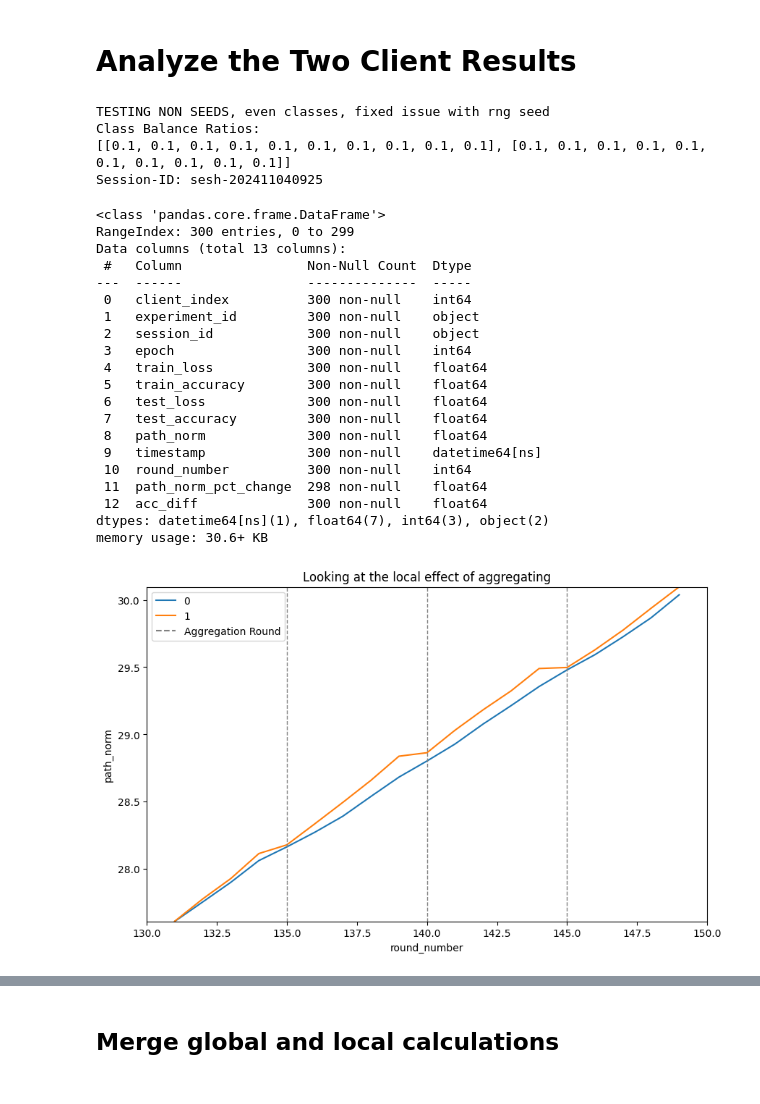
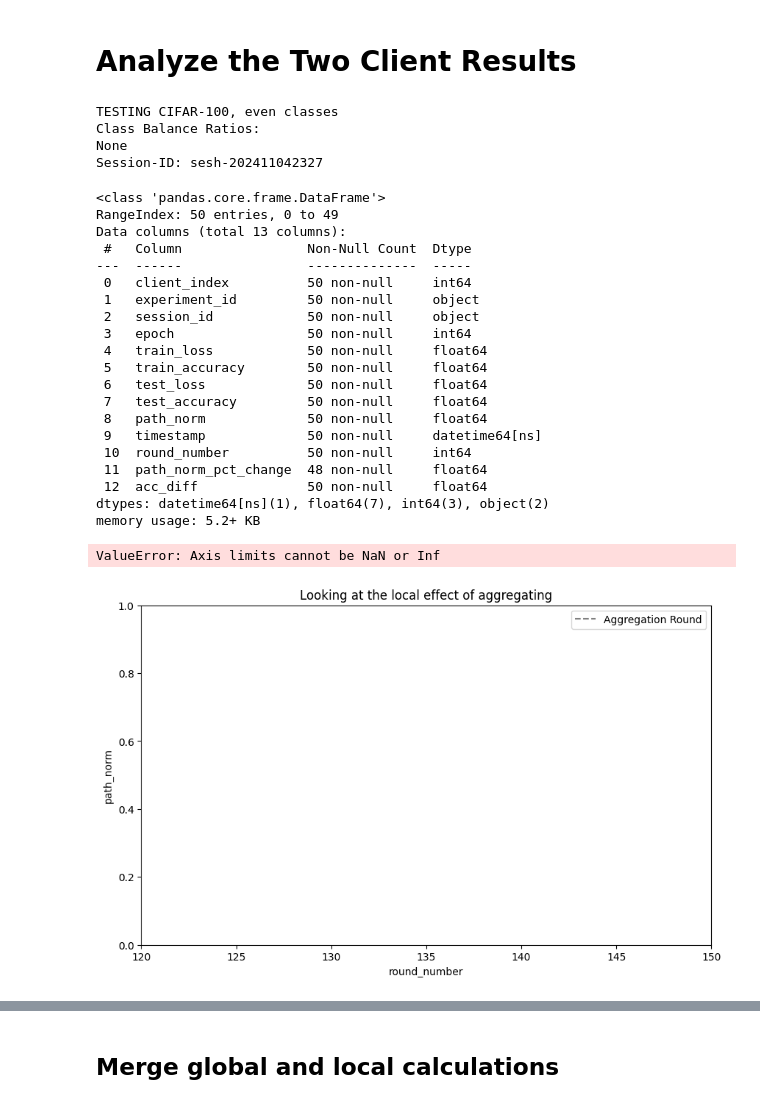
Before and after one commit to vaughankraska/fedland, a Jupyter notebook: scripts/quick_plots.ipynb, the cells around one changed output, grey strips where cells are left out. Saved outputs shown, nothing was run; the diff lists cells and outputs as text; code cells hidden in the pictures.

Commit message:
CIFAR 100 up and working
make sure you use the appropriate target balance ratios

```diff
--- a/scripts/quick_plots.ipynb
+++ b/scripts/quick_plots.ipynb
@@ -18,6 +18,10 @@ EXPERIMENT_ID = "67288510cbeefa48e7882390"  # Balanced classes (No seed, fixed i
 # EXPERIMENT_ID = "67287eb68822ce8b7edca18c"  # Imablanced (No seed, fixed indexes)
 # EXPERIMENT_ID = "67235cb4e286058bcd2e5f5d"  # Offsetting
 # EXPERIMENT_ID = "672380095dc2f66ef4e6ff0b"    # 3 clients Imabalance
+
+# EXPERIMENT_ID = "67292bb90fe17824cc25b989"    # CIFAR-10 TEST
+EXPERIMENT_ID = "67294a2ef407ec33edbc2f13"    # CIFAR-100 TEST
+
 FEDN_URL = "localhost"
 FEDN_PORT = 8092
 BATCHES=5
@@ -179,10 +183,10 @@ print("Class Balance Ratios:")
 print(exps.get("target_balance_ratios"))
 print(f"Session-ID: {SESSION_ID}")
 # %% [output]
-TESTING NON SEEDS, even classes, fixed issue with rng seed
+TESTING CIFAR-100, even classes
 Class Balance Ratios:
-[[0.1, 0.1, 0.1, 0.1, 0.1, 0.1, 0.1, 0.1, 0.1, 0.1], [0.1, 0.1, 0.1, 0.1, 0.1, 0.1, 0.1, 0.1, 0.1, 0.1]]
-Session-ID: sesh-202411040925
+None
+Session-ID: sesh-202411042327
 # %%
 df_balanced = flatten_experiment_clients(client_stats)
 df_balanced = df_balanced.drop(["pac_bayes_bound", "frobenius_norm"], axis=1)
@@ -190,50 +194,51 @@ df_balanced["acc_diff"] = df_balanced["train_accuracy"] - df_balanced["test_accu
 df_balanced.info()
 # %% [output]
 <class 'pandas.core.frame.DataFrame'>
-RangeIndex: 300 entries, 0 to 299
+RangeIndex: 50 entries, 0 to 49
 Data columns (total 13 columns):
  #   Column                Non-Null Count  Dtype
 ---  ------                --------------  -----
- 0   client_index          300 non-null    int64
- 1   experiment_id         300 non-null    object
- 2   session_id            300 non-null    object
- 3   epoch                 300 non-null    int64
- 4   train_loss            300 non-null    float64
- 5   train_accuracy        300 non-null    float64
- 6   test_loss             300 non-null    float64
- 7   test_accuracy         300 non-null    float64
- 8   path_norm             300 non-null    float64
- 9   timestamp             300 non-null    datetime64[ns]
- 10  round_number          300 non-null    int64
- 11  path_norm_pct_change  298 non-null    float64
- 12  acc_diff              300 non-null    float64
+ 0   client_index          50 non-null     int64
+ 1   experiment_id         50 non-null     object
+ 2   session_id            50 non-null     object
+ 3   epoch                 50 non-null     int64
+ 4   train_loss            50 non-null     float64
+ 5   train_accuracy        50 non-null     float64
+ 6   test_loss             50 non-null     float64
+ 7   test_accuracy         50 non-null     float64
+ 8   path_norm             50 non-null     float64
+ 9   timestamp             50 non-null     datetime64[ns]
+ 10  round_number          50 non-null     int64
+ 11  path_norm_pct_change  48 non-null     float64
+ 12  acc_diff              50 non-null     float64
 dtypes: datetime64[ns](1), float64(7), int64(3), object(2)
-memory usage: 30.6+ KB
+memory usage: 5.2+ KB
 # %%
 # plt.xlim(40, 150)
 # plt.ylim(0, .012)
-XLIM = 130
+XLIM = 120
 UPPER_LIMIT = 150  # Upper limit for the x-axis zoom
 Y_VAR = "path_norm"
 filtered_data = df_balanced[(df_balanced['round_number'] > XLIM) & (df_balanced['round_number'] <= UPPER_LIMIT)]
 plt.figure(figsize=(10,6))
 plt.title("Looking at the local effect of aggregating")
 sns.lineplot(data=filtered_data, x='round_number', y=Y_VAR, hue='client_index')
 for i in range(BATCHES, len(df_balanced), BATCHES):
     if XLIM < i < UPPER_LIMIT:
         plt.axvline(x=i, linestyle='--', color='grey', linewidth=1)
 ax1 = plt.gca()
 handles, labels = ax1.get_legend_handles_labels()
 custom_line = Line2D([0], [0], color='grey', linestyle='--', label='Aggregation Round')
 handles.append(custom_line)
 ax1.legend(handles=handles)
 
 
 plt.xlim(XLIM, UPPER_LIMIT)
 plt.ylim(filtered_data[Y_VAR].min(), filtered_data[Y_VAR].max())
 plt.show()
 # %% [output]
+ValueError: Axis limits cannot be NaN or Inf
-[figure, old version]
+[figure, new version]
 # %%
 # Create figure with two subplots
 fig, (ax1, ax2) = plt.subplots(2, 1, figsize=(12, 8), height_ratios=[1, 0.8])
```
Also changed, not shown: parts of 6 cells of this notebook, 6 other files.
